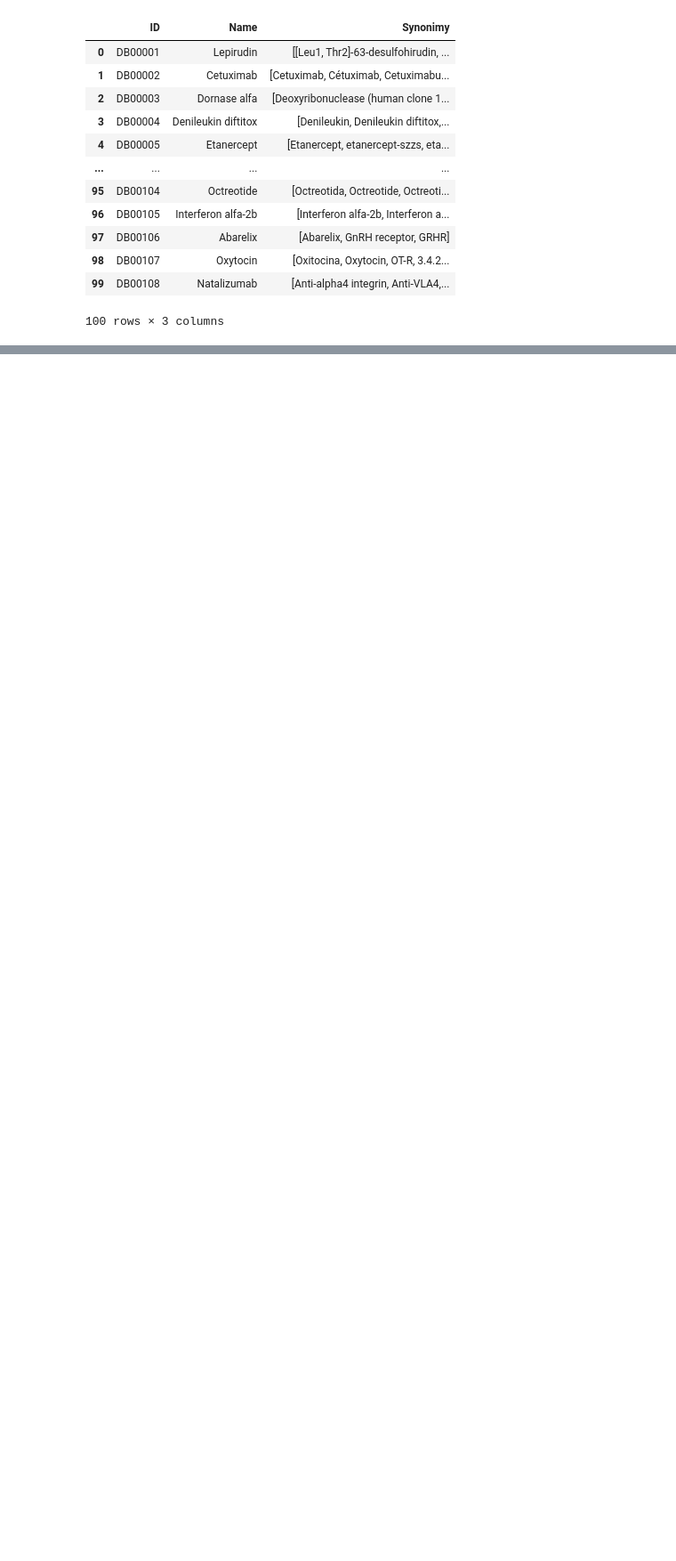
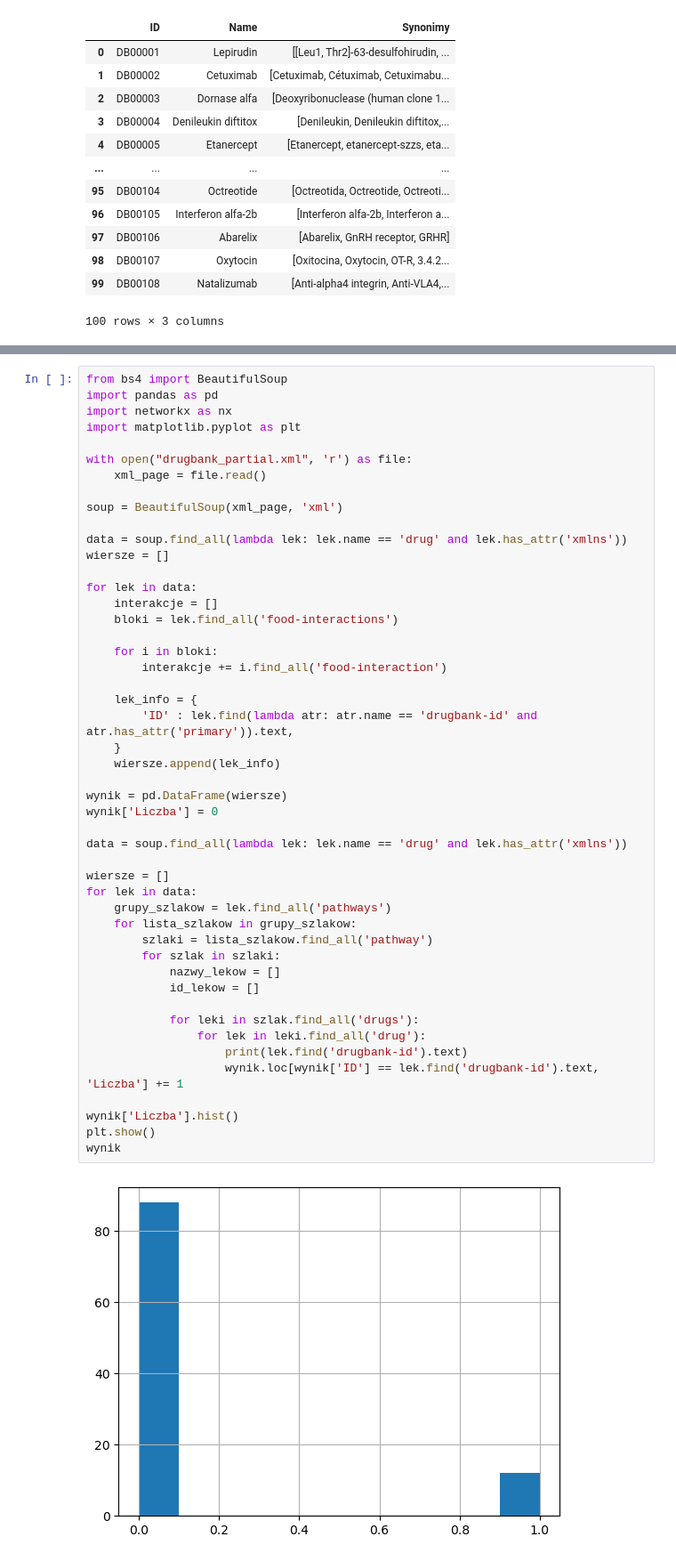
Before and after one commit to pstol123/drugbank-explorer, a Jupyter notebook: 1.ipynb, the cells around one changed output, grey strips where cells are left out. Shown at 89% size. Cells and saved outputs as stored; diff of their text form; blank space fills up the shorter version.

```diff
--- a/1.ipynb
+++ b/1.ipynb
@@ -324,3 +324,53 @@ wyn
 | 9 | SMP0000266 | Eptifibatide Action Pathway | [Eptifibatide] | [DB00063] |
 | 10 | SMP0000476 | Trastuzumab Action Pathway | [Trastuzumab] | [DB00072] |
 | 11 | SMP0000282 | Streptokinase Action Pathway | [Streptokinase, Phylloquinone, Ca... | [DB00086, DB01022, DB01373] |
+# %%
+from bs4 import BeautifulSoup
+import pandas as pd
+import networkx as nx
+import matplotlib.pyplot as plt
+
+with open("drugbank_partial.xml", 'r') as file:
+    xml_page = file.read()
+
+soup = BeautifulSoup(xml_page, 'xml')
+
+data = soup.find_all(lambda lek: lek.name == 'drug' and lek.has_attr('xmlns'))
+wiersze = []
+
+for lek in data:
+    interakcje = []
+    bloki = lek.find_all('food-interactions')
+
+    for i in bloki:
+        interakcje += i.find_all('food-interaction')
+
+    lek_info = {
+        'ID' : lek.find(lambda atr: atr.name == 'drugbank-id' and atr.has_attr('primary')).text,
+    }
+    wiersze.append(lek_info)
+
+wynik = pd.DataFrame(wiersze)
+wynik['Liczba'] = 0
+
+data = soup.find_all(lambda lek: lek.name == 'drug' and lek.has_attr('xmlns'))
+
+wiersze = []
+for lek in data:
+    grupy_szlakow = lek.find_all('pathways')
+    for lista_szlakow in grupy_szlakow:
+        szlaki = lista_szlakow.find_all('pathway')
+        for szlak in szlaki:
+            nazwy_lekow = []
+            id_lekow = []
+
+            for leki in szlak.find_all('drugs'):
+                for lek in leki.find_all('drug'):
+                    print(lek.find('drugbank-id').text)
+                    wynik.loc[wynik['ID'] == lek.find('drugbank-id').text, 'Liczba'] += 1
+
+wynik['Liczba'].hist()
+plt.show()
+wynik
+# %% [output]
+[figure, added]
```
Also changed, not shown: parts of 2 cells of this notebook.
